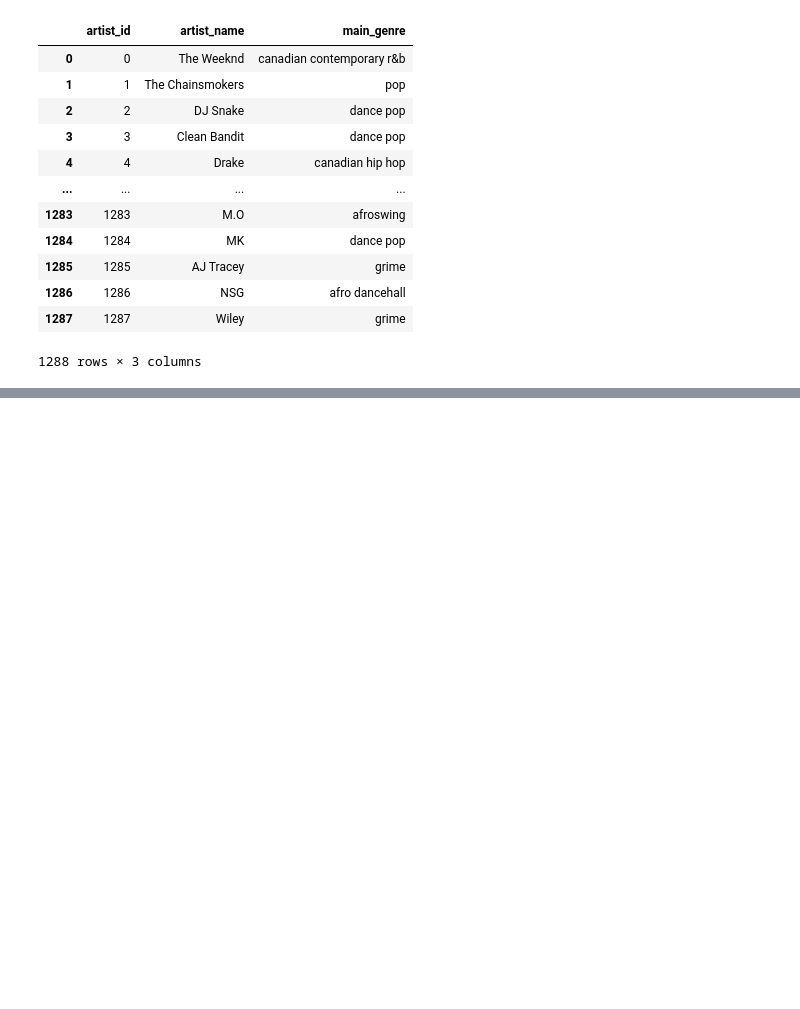
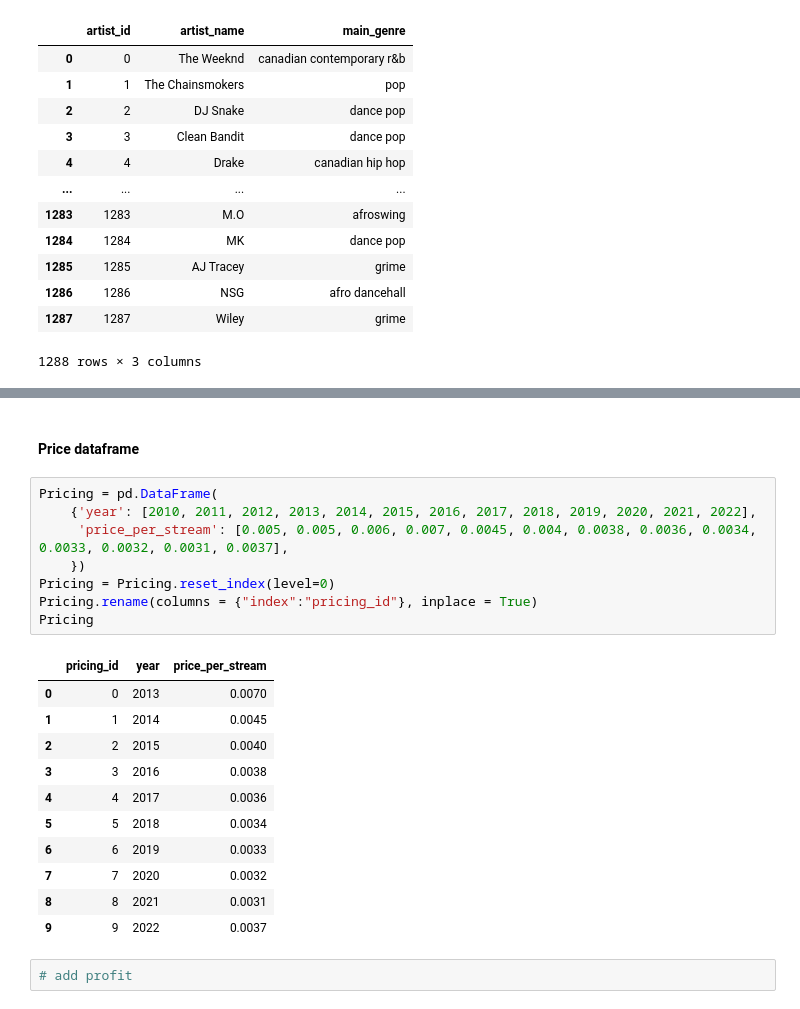
Before and after one commit to ArturOle/SpotifyAnalysis, a Jupyter notebook: analysis.ipynb, the cells around one changed output, grey strips where cells are left out. Drawn from its saved outputs; the diff is of its cells as text; blank space fills up the shorter version.

```diff
--- a/analysis.ipynb
+++ b/analysis.ipynb
@@ -285,0 +281,24 @@ Artists.shape
+# %% [markdown]
+#### Price dataframe
+# %%
+Pricing = pd.DataFrame(
+    {'year': [2010, 2011, 2012, 2013, 2014, 2015, 2016, 2017, 2018, 2019, 2020, 2021, 2022],
+     'price_per_stream': [0.005, 0.005, 0.006, 0.007, 0.0045, 0.004, 0.0038, 0.0036, 0.0034, 0.0033, 0.0032, 0.0031, 0.0037],
+    })
+Pricing = Pricing.reset_index(level=0)
+Pricing.rename(columns = {"index":"pricing_id"}, inplace = True)
+Pricing
+# %% [output]
+|  | pricing_id | year | price_per_stream |
+| 0 | 0 | 2013 | 0.0070 |
+| 1 | 1 | 2014 | 0.0045 |
+| 2 | 2 | 2015 | 0.0040 |
+| 3 | 3 | 2016 | 0.0038 |
+| 4 | 4 | 2017 | 0.0036 |
+| 5 | 5 | 2018 | 0.0034 |
+| 6 | 6 | 2019 | 0.0033 |
+| 7 | 7 | 2020 | 0.0032 |
+| 8 | 8 | 2021 | 0.0031 |
+| 9 | 9 | 2022 | 0.0037 |
+# %%
+# add profit
```
Also changed, not shown: parts of 9 cells of this notebook.
